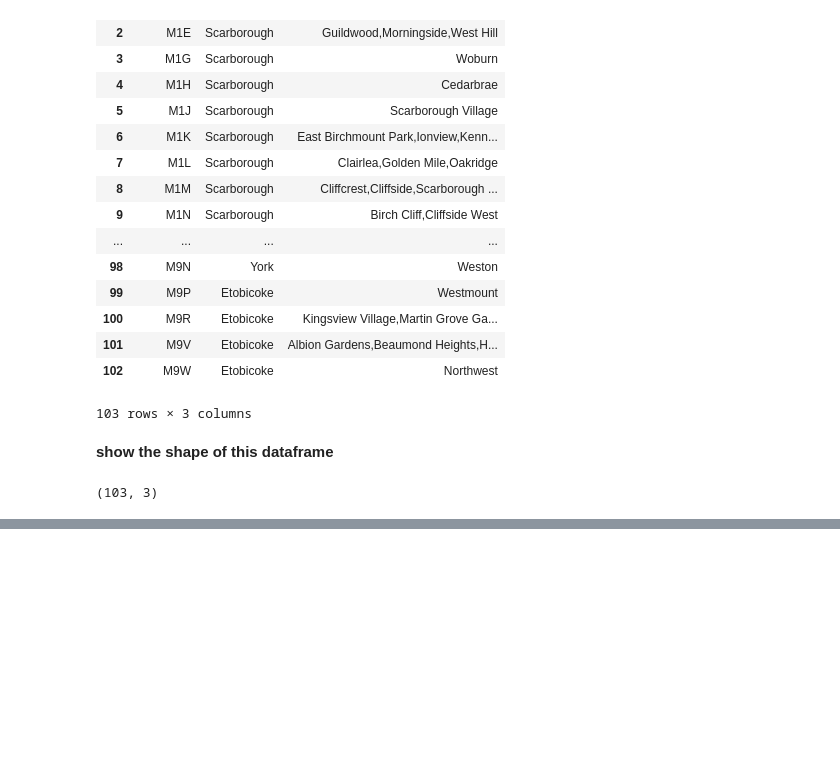
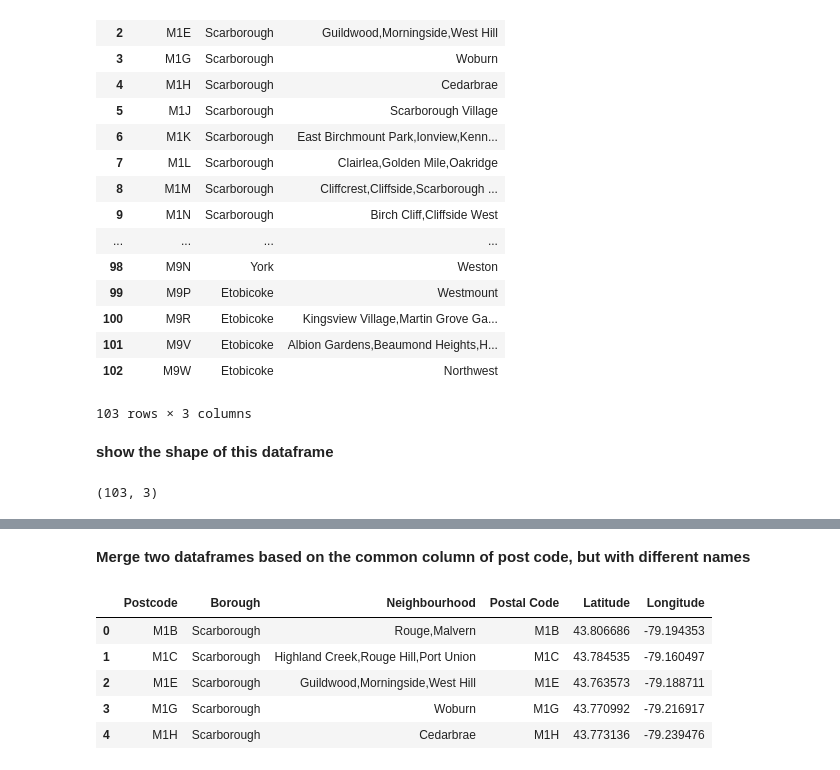
Before and after one commit to ivywangying/Coursera_Capstone, a Jupyter notebook: Toronto_Segmenting_and_Clustering_Neighbourhoods.ipynb, the cells around one changed output, grey strips where cells are left out. Cells and saved outputs as stored; diff of their text form; code cells hidden in the pictures; blank space fills up the shorter version.

```diff
--- a/Toronto_Segmenting_and_Clustering_Neighbourhoods.ipynb
+++ b/Toronto_Segmenting_and_Clustering_Neighbourhoods.ipynb
@@ -152,0 +158,4 @@ df_Toronto.shape
+# %%
+df_geo = pd.read_csv('http://cocl.us/Geospatial_data')
+df_geo.head()
+df_geo.shape
@@ -152,0 +181,13 @@ df_Toronto.shape
+# %% [markdown]
+**Merge two dataframes based on the common column of post code, but with different names**
+# %%
+df_torgeo = pd.merge(df_Toronto, df_geo, how='inner', left_on='Postcode', right_on='Postal Code')
+df_torgeo.head()
+df_torgeo.shape
+# %% [output]
+|  | Postcode | Borough | Neighbourhood | Postal Code | Latitude | Longitude |
+| 0 | M1B | Scarborough | Rouge,Malvern | M1B | 43.806686 | -79.194353 |
+| 1 | M1C | Scarborough | Highland Creek,Rouge Hill,Port Union | M1C | 43.784535 | -79.160497 |
+| 2 | M1E | Scarborough | Guildwood,Morningside,West Hill | M1E | 43.763573 | -79.188711 |
+| 3 | M1G | Scarborough | Woburn | M1G | 43.770992 | -79.216917 |
+| 4 | M1H | Scarborough | Cedarbrae | M1H | 43.773136 | -79.239476 |
```
Also changed, not shown: parts of 10 cells of this notebook.
